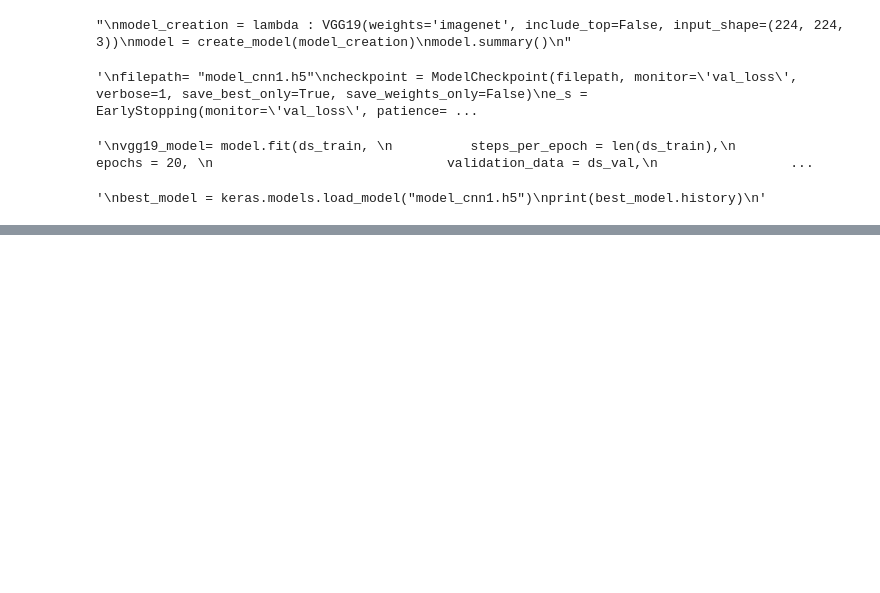
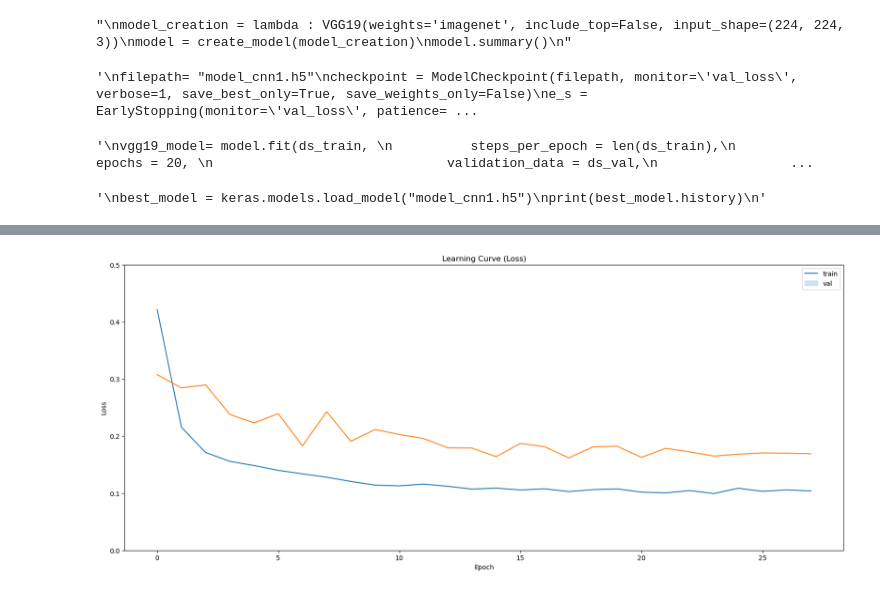
Before and after one commit to untildawn98/pneumonia_classifier, a Jupyter notebook: ENEL_645_project.ipynb, the cells around one changed output, grey strips where cells are left out. Saved outputs shown, nothing was run; the diff lists cells and outputs as text; code cells hidden in the pictures; blank space fills up the shorter version.

Commit message:
combined tests

```diff
--- a/ENEL_645_project.ipynb
+++ b/ENEL_645_project.ipynb
@@ -200,20 +216,21 @@ class CustomAugmentation(tf.keras.layers.Layer):
                     inputs = self.zoom_layer(inputs, training=training)
                 if tf.random.uniform(()) < 0.3:
                     inputs = self.translation_layer(inputs, training=training)
-                if tf.random.uniform(()) < 0.3:
-                    inputs = self.contrast_layer(inputs, training=training)
-                if tf.random.uniform(()) < 0.3:
-                    inputs = self.brightness_layer(inputs, training=training)
+                # if tf.random.uniform(()) < 0.3:
+                #     inputs = self.contrast_layer(inputs, training=training)
+                # if tf.random.uniform(()) < 0.3:
+                #     inputs = self.brightness_layer(inputs, training=training)
 
         # if not training or not applying the rotation, return the original image
         return self.preprocessing(inputs)
+        #return inputs
 # %%
 #model_preprocessing = lambda x: tf.keras.applications.vgg19.preprocess_input(x)
 ## Generate batches of image data (train, validation, and test) with data augmentation
 def create_data_frames(model_preprocessing=None,augmentation=False):
     aug = CustomAugmentation(preprocessing=model_preprocessing)
     if augmentation:
-        train_datagen = ImageDataGenerator(aug.call)
+        train_datagen = ImageDataGenerator(preprocessing_function=aug.call)
     else:
         train_datagen = ImageDataGenerator(preprocessing_function=model_preprocessing)
     val_datagen = ImageDataGenerator(preprocessing_function=model_preprocessing)
@@ -499,0 +564,6 @@ Accuracy = 78.21% | Precision = 74.24% | Recall = 99.74% | Specificity = 42.31%
+# %%
+#model_preprocessing = lambda x: tf.keras.applications.resnet_v2.preprocess_input(x)
+model_preprocessing = lambda x: tf.keras.applications.xception.preprocess_input(x)
+#model_preprocessing = lambda x: tf.keras.applications.densenet.preprocess_input(x)
+#model_preprocessing = lambda x: tf.keras.applications.efficientnet.preprocess_input(x)
+ds_train,ds_val,ds_test = create_data_frames(model_preprocessing,True)
@@ -499,0 +574,9 @@ Accuracy = 78.21% | Precision = 74.24% | Recall = 99.74% | Specificity = 42.31%
+# %%
+
+history = model_pretrained.fit(ds_train,
+          batch_size = BATCH, epochs = 30,
+          validation_data=ds_val,
+          callbacks=[early_stopping, plateau, checkpoint_callback],
+          steps_per_epoch=(len(train_df)/BATCH),
+          validation_steps=(len(val_df)/BATCH),
+          class_weight=class_weights);
@@ -499,0 +601,12 @@ Accuracy = 78.21% | Precision = 74.24% | Recall = 99.74% | Specificity = 42.31%
+# %%
+fig, ax = plt.subplots(figsize=(20,8))
+sns.lineplot(x = history.epoch, y = history.history['loss'])
+sns.lineplot(x = history.epoch, y = history.history['val_loss'])
+ax.set_title('Learning Curve (Loss)')
+ax.set_ylabel('Loss')
+ax.set_xlabel('Epoch')
+ax.set_ylim(0, 0.5)
+ax.legend(['train', 'val'], loc='best')
+plt.show()
+# %% [output]
+[figure, added]
```
Also changed, not shown: parts of 38 cells of this notebook, 2 other files.
